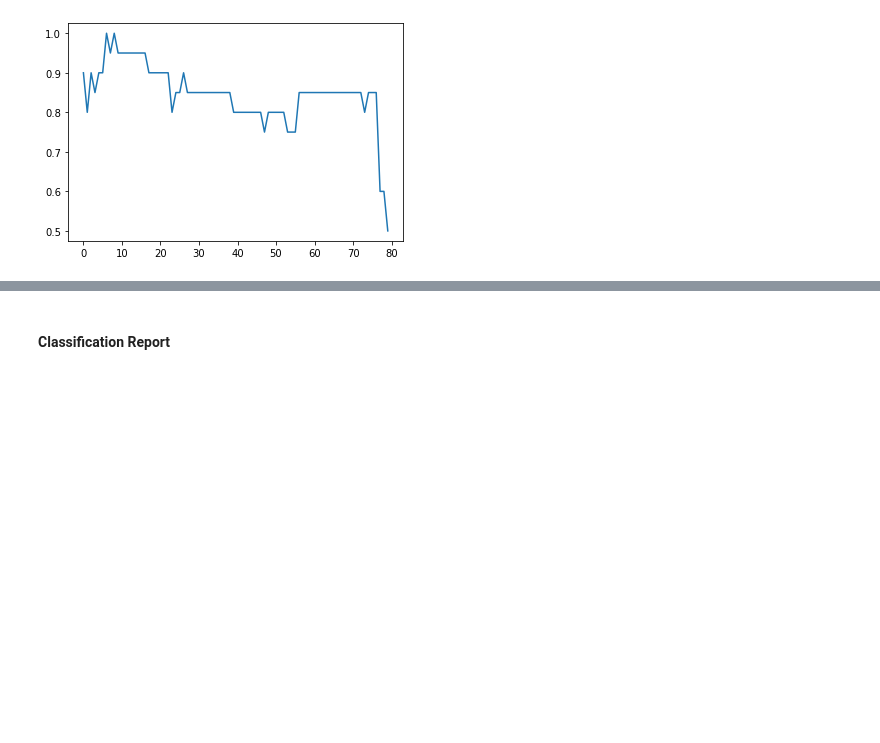
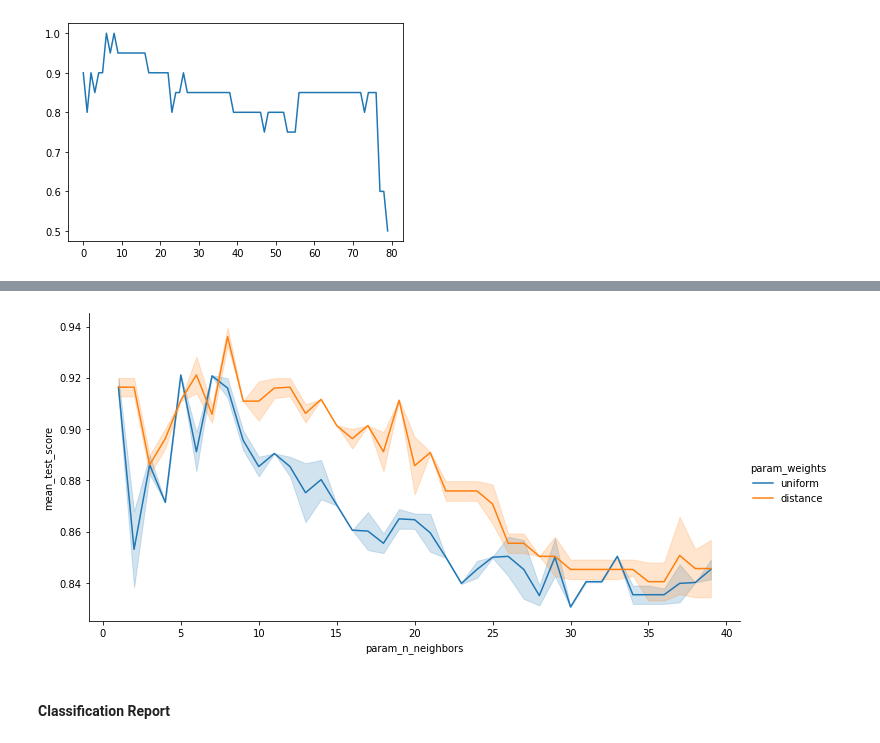
Before and after one commit to thomd/deep-learning-notes, a Jupyter notebook: knn-classifier.ipynb, the cells around one changed output, grey strips where cells are left out. Drawn from its saved outputs; the diff is of its cells as text; code cells hidden in the pictures; blank space fills up the shorter version.

```diff
--- a/knn-classifier.ipynb
+++ b/knn-classifier.ipynb
@@ -121,0 +164,4 @@ predictions = model.predict(X_test)
+# %%
+import pandas as pd
+result = pd.DataFrame.from_dict(grid.cv_results_, orient='columns')
+result.head()
@@ -122,3 +175,15 @@ predictions = model.predict(X_test)
+# %%
+sns.relplot(
+    data=result,
+    kind='line',
+    x='param_n_neighbors',
+    y='mean_test_score',
+    hue='param_weights',
+    height=5,
+    aspect=2
+);
+# %% [output]
+[figure, added]
 # %% [markdown]
 #### Classification Report
 # %%
```
Also changed, not shown: parts of 16 cells of this notebook.
